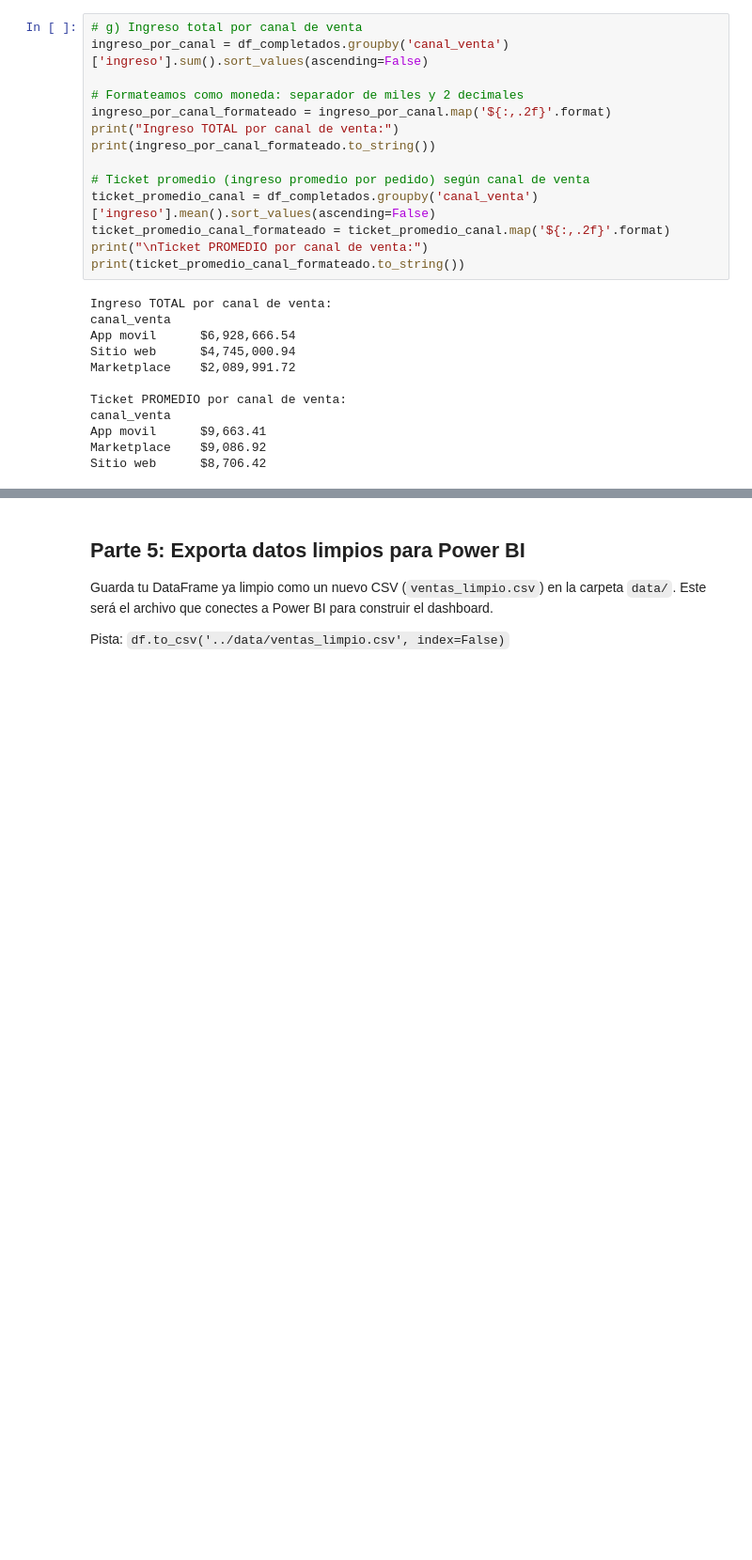
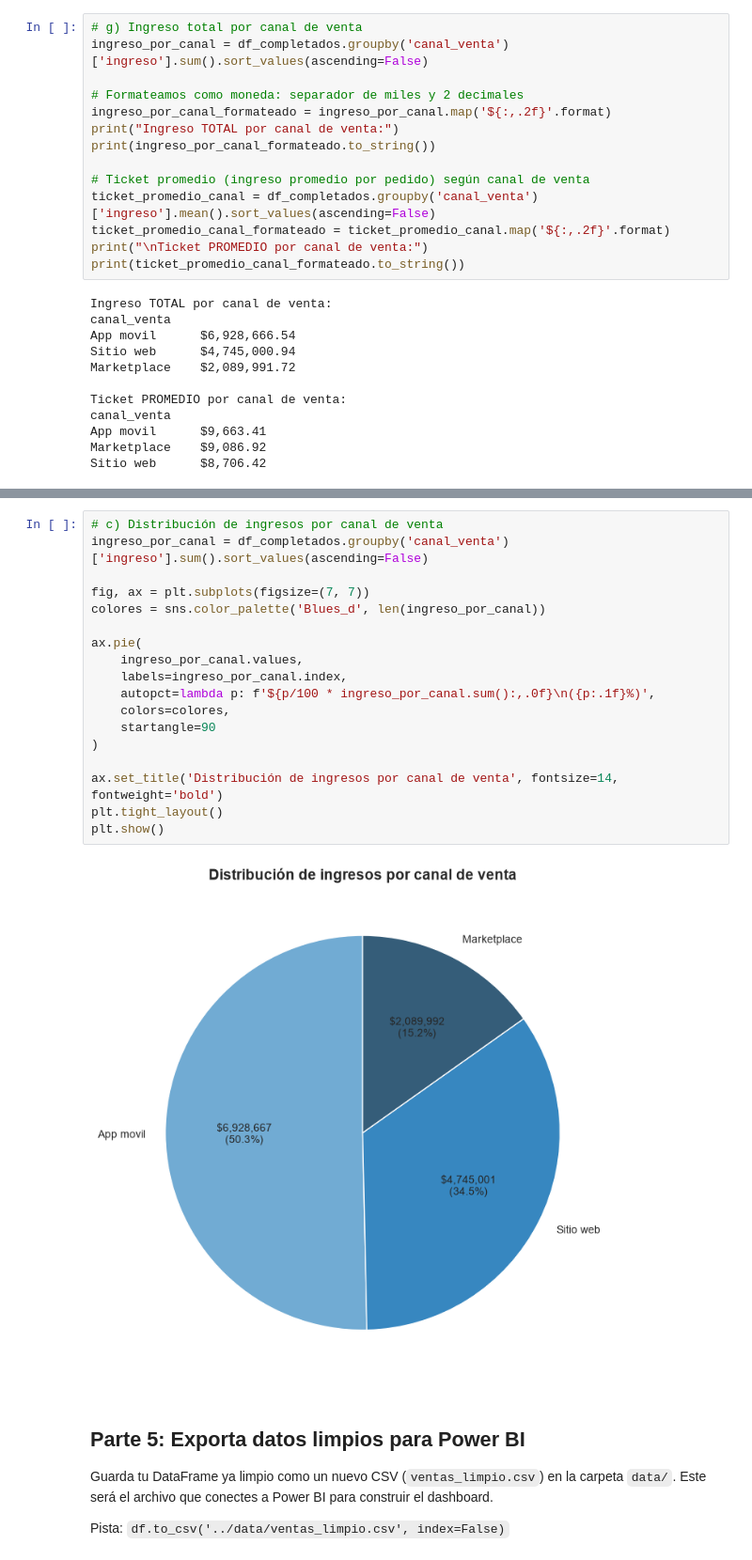
Before and after one commit to javisdata/portafolio-analisis, a Jupyter notebook: 01-analisis-ventas-ecommerce/notebooks/analisis.ipynb, the cells around one changed output, grey strips where cells are left out. Shown at 94% size. Saved outputs shown, nothing was run; the diff lists cells and outputs as text; blank space fills up the shorter version.

```diff
--- a/01-analisis-ventas-ecommerce/notebooks/analisis.ipynb
+++ b/01-analisis-ventas-ecommerce/notebooks/analisis.ipynb
@@ -336,3 +373,23 @@ import seaborn as sns
+# %%
+# c) Distribución de ingresos por canal de venta
+ingreso_por_canal = df_completados.groupby('canal_venta')['ingreso'].sum().sort_values(ascending=False)
+
+fig, ax = plt.subplots(figsize=(7, 7))
+colores = sns.color_palette('Blues_d', len(ingreso_por_canal))
+
+ax.pie(
+    ingreso_por_canal.values,
+    labels=ingreso_por_canal.index,
+    autopct=lambda p: f'${p/100 * ingreso_por_canal.sum():,.0f}\n({p:.1f}%)',
+    colors=colores,
+    startangle=90
+)
+
+ax.set_title('Distribución de ingresos por canal de venta', fontsize=14, fontweight='bold')
+plt.tight_layout()
+plt.show()
+# %% [output]
+[figure, added]
 # %% [markdown]
 ## Parte 5: Exporta datos limpios para Power BI
 
```
Also changed, not shown: parts of 6 cells of this notebook.
